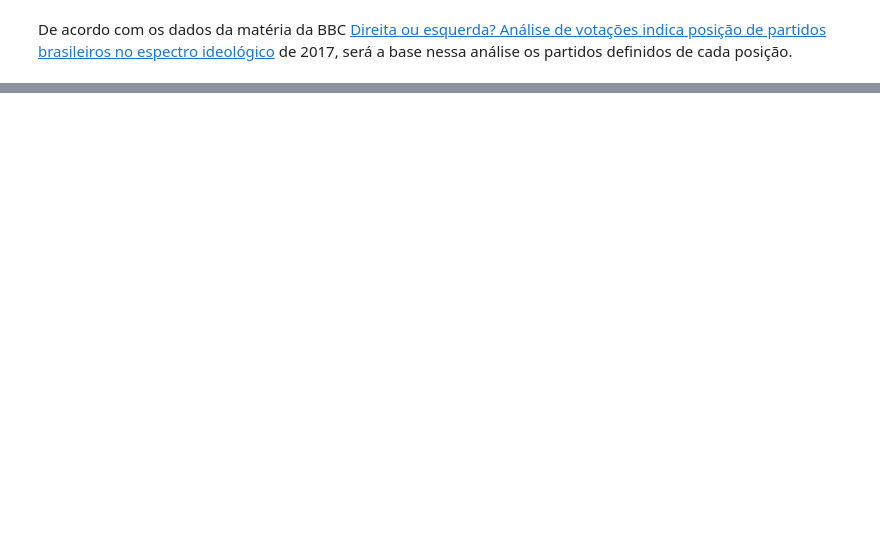
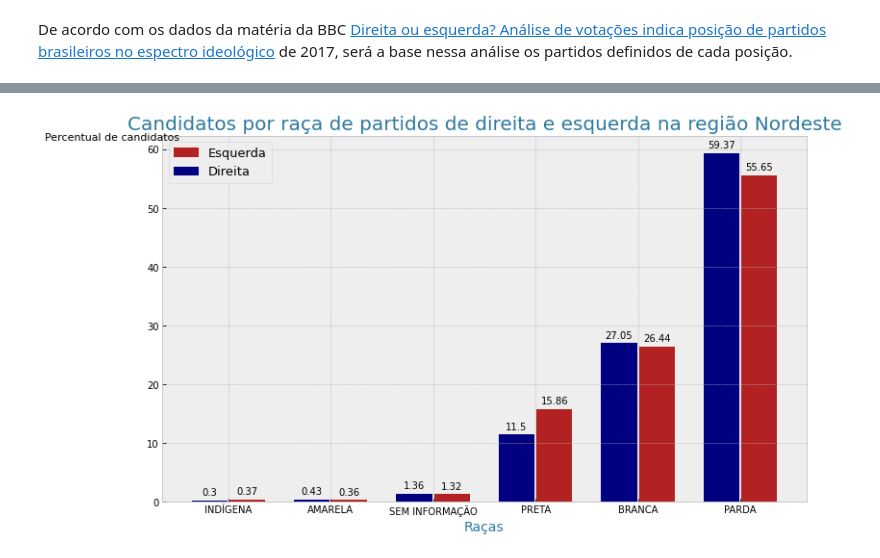
Before and after one commit to jesscahelen/analise_candidatos_2020, a Jupyter notebook: Eleições_2020.ipynb, the cells around one changed output, grey strips where cells are left out. Saved outputs shown, nothing was run; the diff lists cells and outputs as text; code cells hidden in the pictures; blank space fills up the shorter version.

```diff
--- a/Eleições_2020.ipynb
+++ b/Eleições_2020.ipynb
@@ -92,0 +126,4 @@ df.query('DS_SITUACAO_CANDIDATURA == "APTO" and SG_PARTIDO in @partidos_direita
+# %%
+raca_esquerda_direita(nordeste, 'Nordeste')
+# %% [output]
+[figure, added]
```
Also changed, not shown: parts of 25 cells of this notebook.
